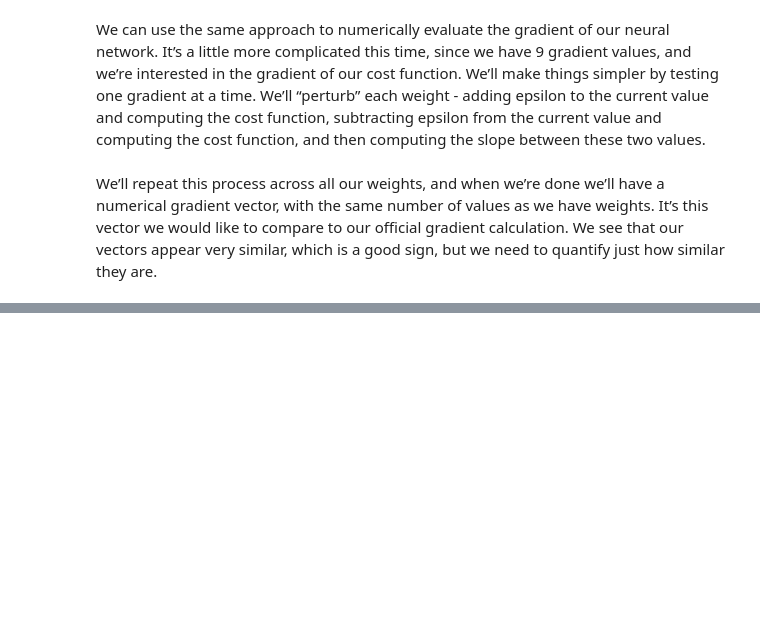
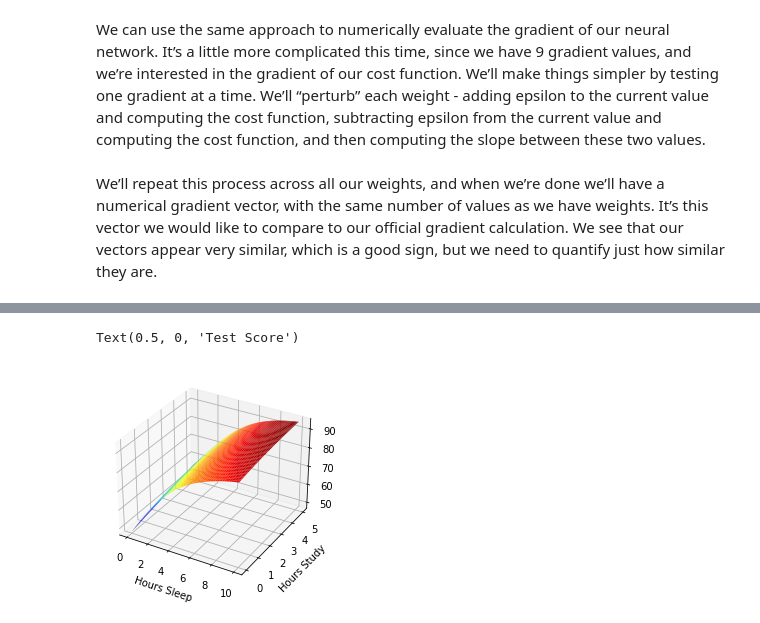
Before and after one commit to ayman-codes/Deep_Learning, a Jupyter notebook: Practice/Neural_network/ANN.ipynb, the cells around one changed output, grey strips where cells are left out. Drawn from its saved outputs; the diff is of its cells as text; code cells hidden in the pictures; blank space fills up the shorter version.

```diff
--- a/Practice/Neural_network/ANN.ipynb
+++ b/Practice/Neural_network/ANN.ipynb
@@ -326,0 +423,17 @@ array([ 0.03335025,  0.04344046, -0.0255198 ,  0.03558851,  0.03393527,
+# %%
+#%matplotlib qt
+
+from mpl_toolkits.mplot3d import Axes3D
+from matplotlib import cm
+fig = plt.figure()
+ax = fig.add_subplot(projection='3d')
+
+surf = ax.plot_surface(xx, yy, 100*allOutputs.reshape(100, 100), \
+                       cmap=cm.jet)
+
+ax.set_xlabel('Hours Sleep')
+ax.set_ylabel('Hours Study')
+ax.set_zlabel('Test Score')
+# %% [output]
+Text(0.5, 0, 'Test Score')
+[figure, added]
```
Also changed, not shown: parts of 18 cells of this notebook.
